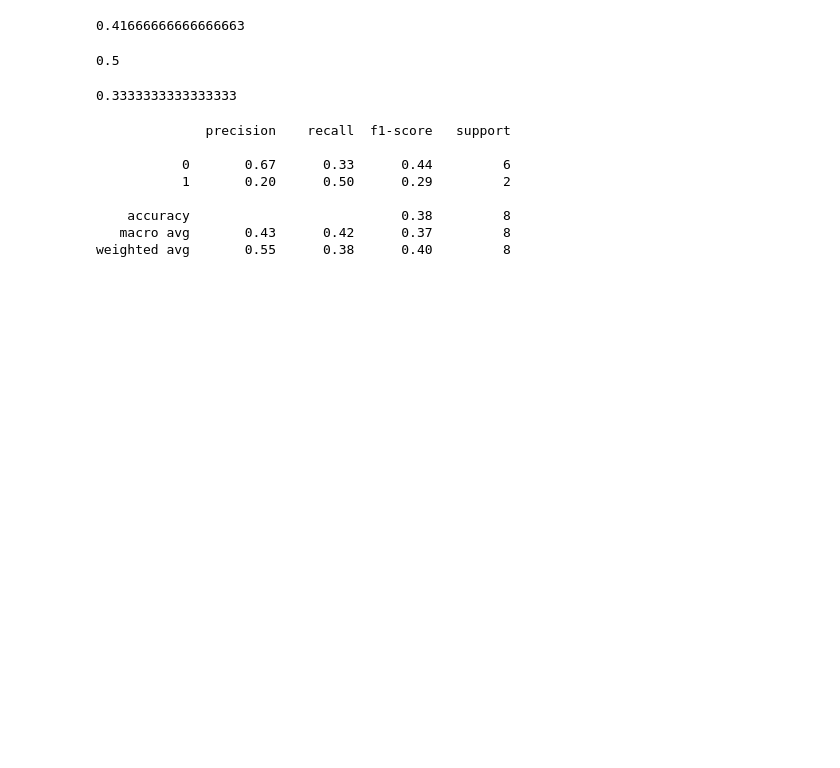
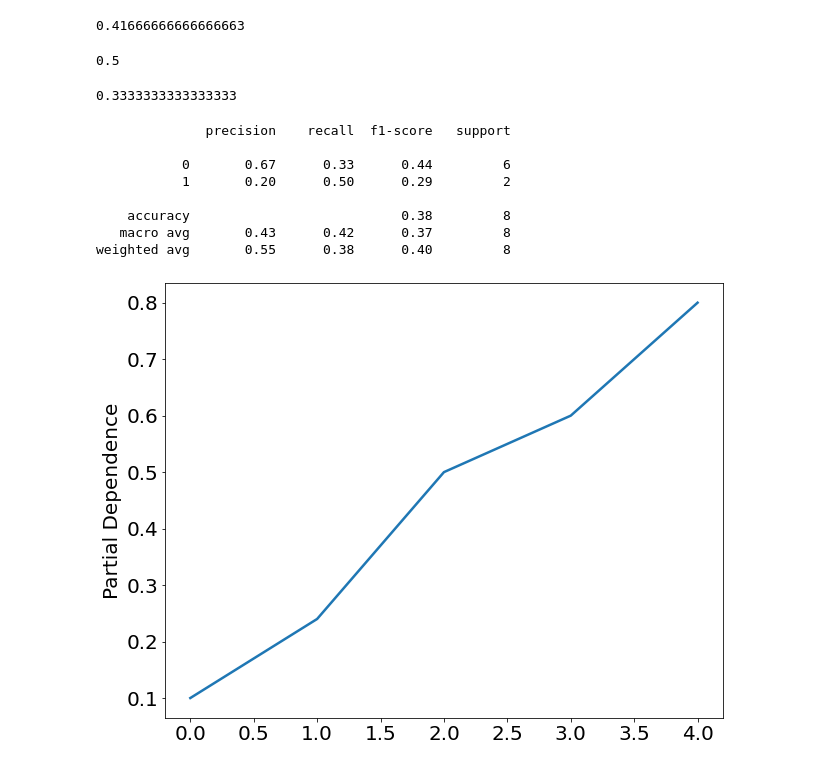
Before and after one commit to thomasjpfan/ml-workshop-intermediate-2-of-2, a Jupyter notebook: notebooks/slide-images.ipynb, the cells around one changed output. Saved outputs shown, nothing was run; the diff lists cells and outputs as text; code cells hidden in the pictures; blank space fills up the shorter version.

```diff
--- a/notebooks/slide-images.ipynb
+++ b/notebooks/slide-images.ipynb
@@ -152,3 +152,10 @@ X_train, X_test, y_train, y_test = train_test_split(
     X, y, stratify=y, random_state=42)
 
 rf = RandomForestClassifier(random_state=42).fit(X_train, y_train)
+# %%
+fig, ax = plt.subplots()
+ax.plot([0, 1, 2, 3, 4], [0.1, 0.24, 0.5, 0.6, 0.8])
+ax.set_ylabel("Partial Dependence")
+fig.savefig("images/partial_dependence_example.png", transparent=True)
+# %% [output]
+[figure, added]
```
Also changed, not shown: 10 other files.
